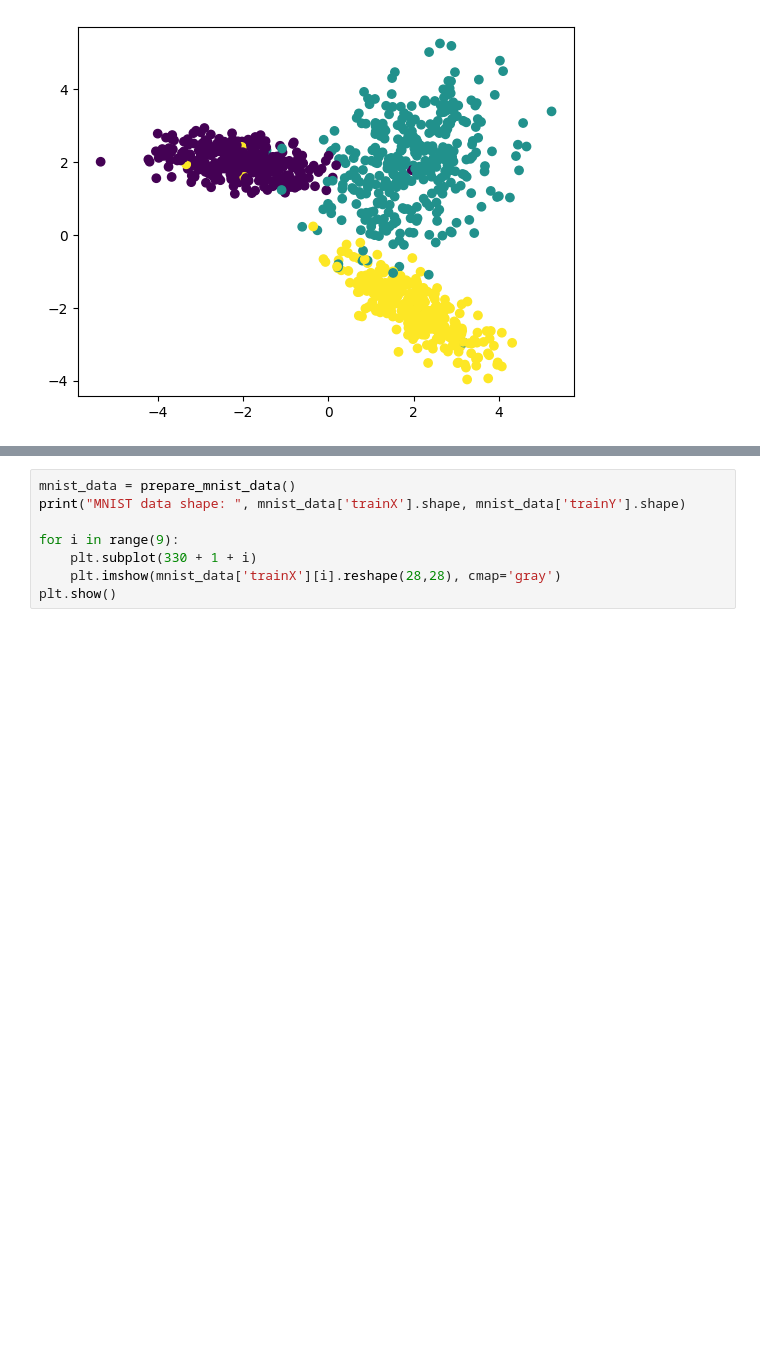
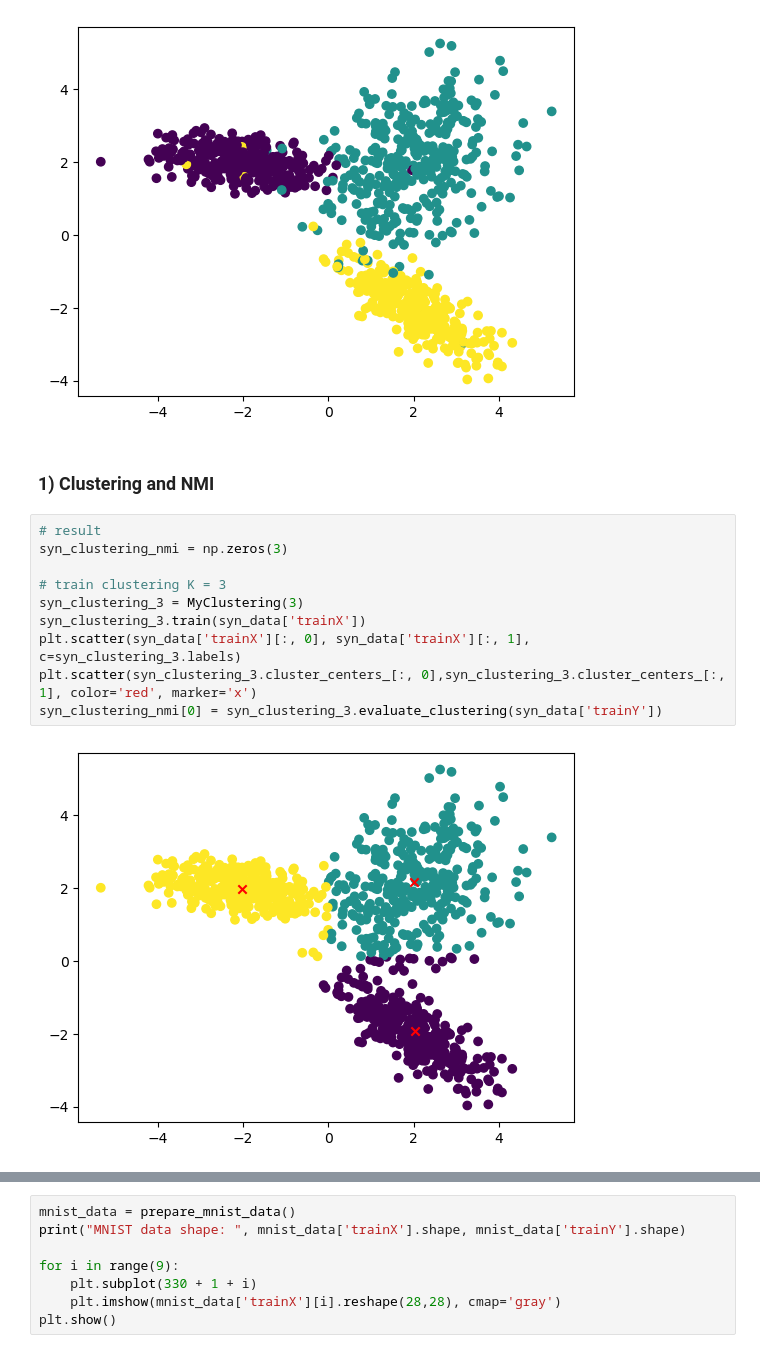
Before and after one commit to hanbyeolyoonucla/linear_programming_project, a Jupyter notebook: ECE236A_Project_Demo.ipynb, the cells around one changed output, grey strips where cells are left out. Drawn from its saved outputs; the diff is of its cells as text; blank space fills up the shorter version.

```diff
--- a/ECE236A_Project_Demo.ipynb
+++ b/ECE236A_Project_Demo.ipynb
@@ -11,3 +14,17 @@ plt.scatter(syn_data['trainX'][:, 0], syn_data['trainX'][:, 1], c=syn_data['trai
 Synthetic data shape:  (1000, 2) (1000,)
 <matplotlib.collections.PathCollection at 0x...>
 [figure]
+# %% [markdown]
+### 1) Clustering and NMI
+# %%
+# result
+syn_clustering_nmi = np.zeros(3)
+
+# train clustering K = 3
+syn_clustering_3 = MyClustering(3)
+syn_clustering_3.train(syn_data['trainX'])
+plt.scatter(syn_data['trainX'][:, 0], syn_data['trainX'][:, 1], c=syn_clustering_3.labels)
+plt.scatter(syn_clustering_3.cluster_centers_[:, 0],syn_clustering_3.cluster_centers_[:, 1], color='red', marker='x')
+syn_clustering_nmi[0] = syn_clustering_3.evaluate_clustering(syn_data['trainY'])
+# %% [output]
+[figure, added]
```
Also changed, not shown: parts of 18 cells of this notebook, 14 other files.
